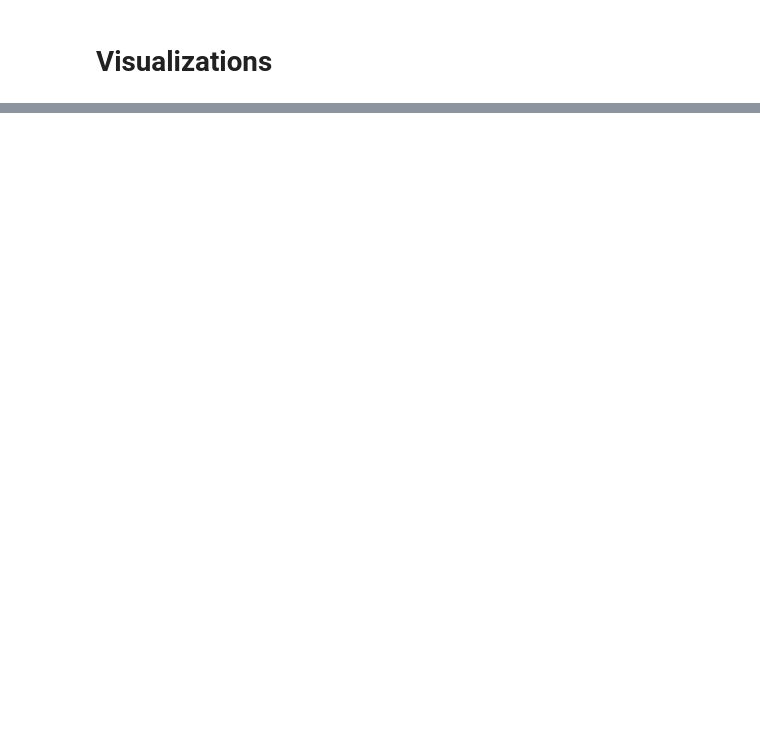
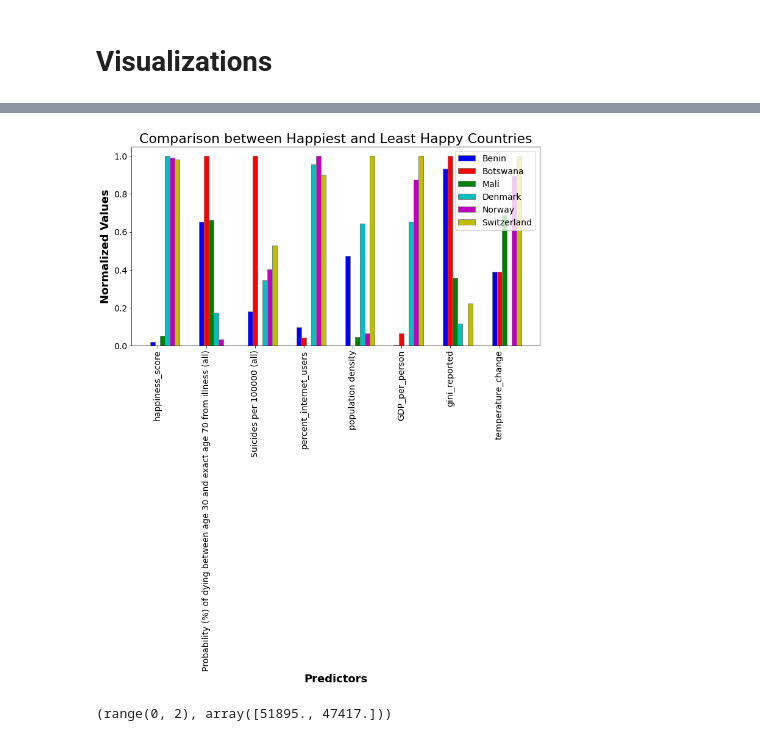
Before and after one commit to Dariokula/VisualizationProj23, a Jupyter notebook: all_datsets_26_08_Dario.ipynb, the cells around one changed output, grey strips where cells are left out. Drawn from its saved outputs; the diff is of its cells as text; code cells hidden in the pictures; blank space fills up the shorter version.

```diff
--- a/all_datsets_26_08_Dario.ipynb
+++ b/all_datsets_26_08_Dario.ipynb
@@ -1284,0 +1299,53 @@ plt.show()
+# %%
+country_happiness = all_dataframes_combined.groupby('country')['happiness_score'].mean()
+
+sorted_countries = country_happiness.sort_values()
+
+least_happy_countries = sorted_countries.head(3).index
+
+happy_countries = sorted_countries.tail(3).index
+
+least_happy_data = all_dataframes_combined[all_dataframes_combined['country'].isin(least_happy_countries)].groupby('country')[predictors].mean()
+happy_data = all_dataframes_combined[all_dataframes_combined['country'].isin(happy_countries)].groupby('country')[predictors].mean()
+
+# Combining both into a single DataFrame
+combined_data = pd.concat([least_happy_data, happy_data])
+
+# Normalizing data for better comparison
+#normalized_data=(combined_data-combined_data.min())/(combined_data.max()-combined_data.min())
+
+# Creating an index for each group
+barWidth = 0.1
+r1 = np.arange(len(normalized_data.columns))
+r2 = [x + barWidth for x in r1]
+r3 = [x + barWidth for x in r2]
+r4 = [x + barWidth for x in r3]
+r5 = [x + barWidth for x in r4]
+r6 = [x + barWidth for x in r5]
+
+# Creating the figure
+plt.figure(figsize=(12, 6))
+
+# Adding the bars
+plt.bar(r1, normalized_data.iloc[0, :], color='b', width=barWidth, edgecolor='grey', label=normalized_data.index[0])
+plt.bar(r2, normalized_data.iloc[1, :], color='r', width=barWidth, edgecolor='grey', label=normalized_data.index[1])
+plt.bar(r3, normalized_data.iloc[2, :], color='g', width=barWidth, edgecolor='grey', label=normalized_data.index[2])
+plt.bar(r4, normalized_data.iloc[3, :], color='c', width=barWidth, edgecolor='grey', label=normalized_data.index[3])
+plt.bar(r5, normalized_data.iloc[4, :], color='m', width=barWidth, edgecolor='grey', label=normalized_data.index[4])
+plt.bar(r6, normalized_data.iloc[5, :], color='y', width=barWidth, edgecolor='grey', label=normalized_data.index[5])
+
+# Adding labels, title, and legend
+plt.xlabel('Predictors', fontweight='bold')
+plt.ylabel('Normalized Values', fontweight='bold')
+plt.xticks([r + barWidth for r in range(len(normalized_data.columns))], normalized_data.columns, rotation=90)
+plt.title('Comparison between Happiest and Least Happy Countries')
+plt.legend()
+
+# Showing the plot
+plt.show()
+# %% [output]
+[figure, added]
+# %%
+years[:len(difference)], difference
+# %% [output]
+(range(0, 2), array([51895., 47417.]))
```
Also changed, not shown: parts of 20 cells of this notebook.
